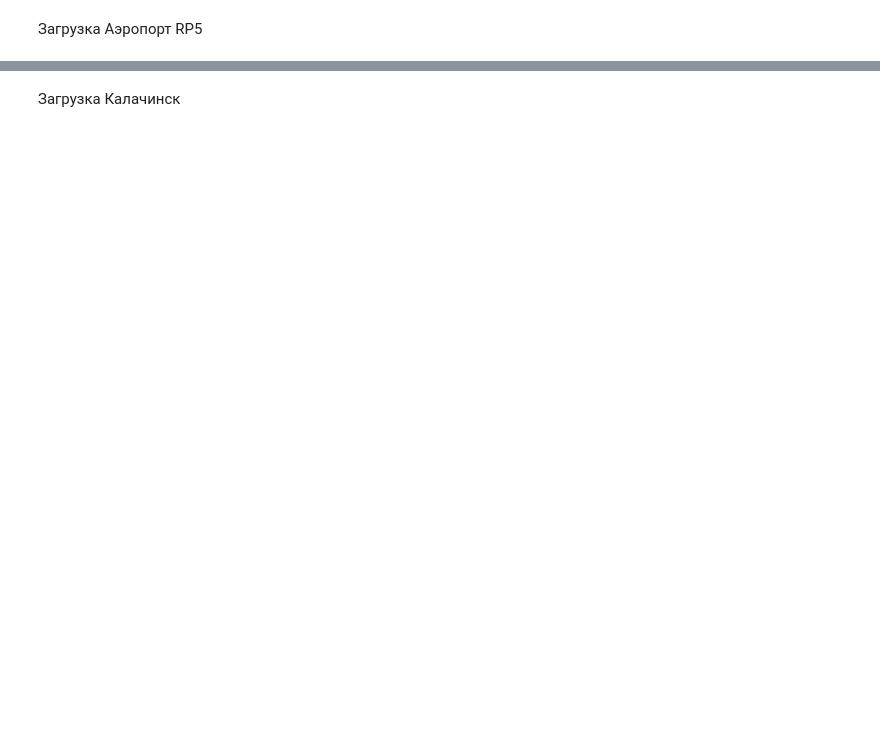
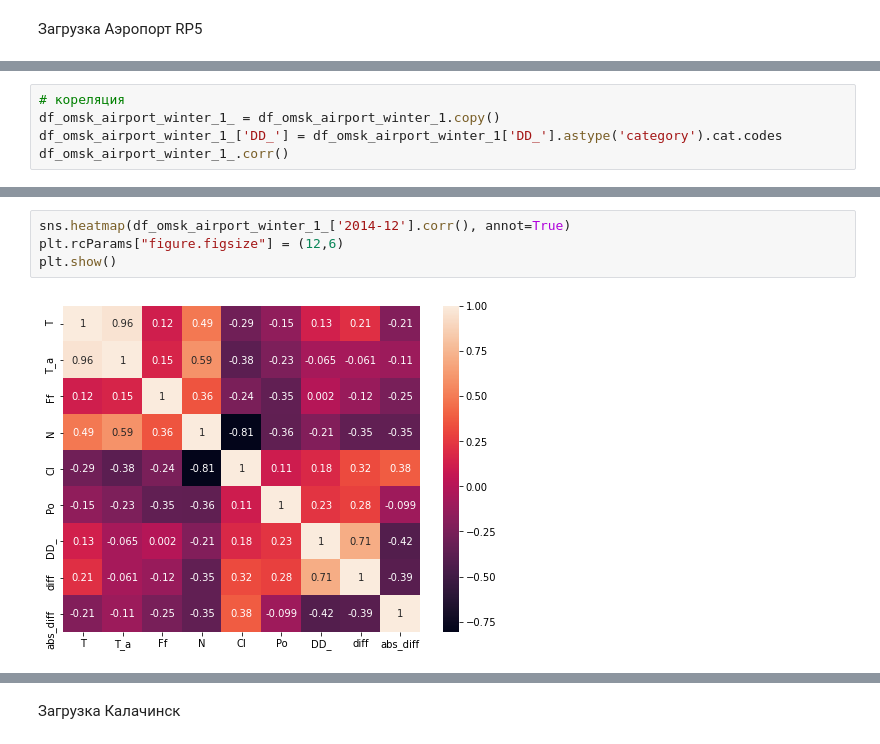
Before and after one commit to dimka11/coursework, a Jupyter notebook: NewData/analysis_compare.ipynb, the cells around one changed output, grey strips where cells are left out. Cells and saved outputs as stored; diff of their text form; blank space fills up the shorter version.

```diff
--- a/NewData/analysis_compare.ipynb
+++ b/NewData/analysis_compare.ipynb
@@ -104,0 +308,5 @@ df_airport =
+# %%
+# кореляция
+df_omsk_airport_winter_1_ = df_omsk_airport_winter_1.copy()
+df_omsk_airport_winter_1_['DD_'] = df_omsk_airport_winter_1['DD_'].astype('category').cat.codes
+df_omsk_airport_winter_1_.corr()
@@ -104,0 +341,6 @@ df_airport =
+# %%
+sns.heatmap(df_omsk_airport_winter_1_['2014-12'].corr(), annot=True)
+plt.rcParams["figure.figsize"] = (12,6)
+plt.show()
+# %% [output]
+[figure, added]
```
Also changed, not shown: parts of 58 cells of this notebook, 11 other files.
